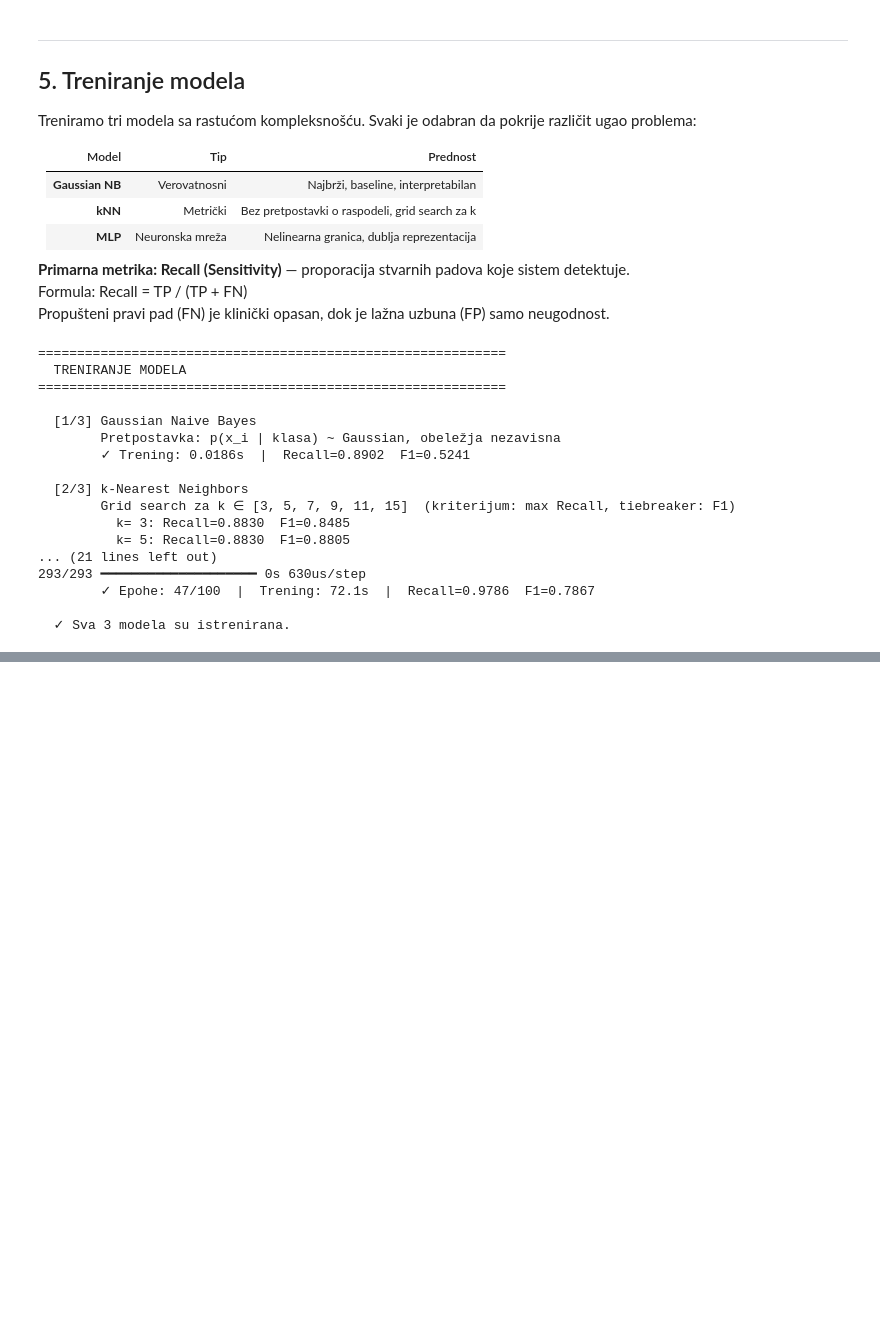
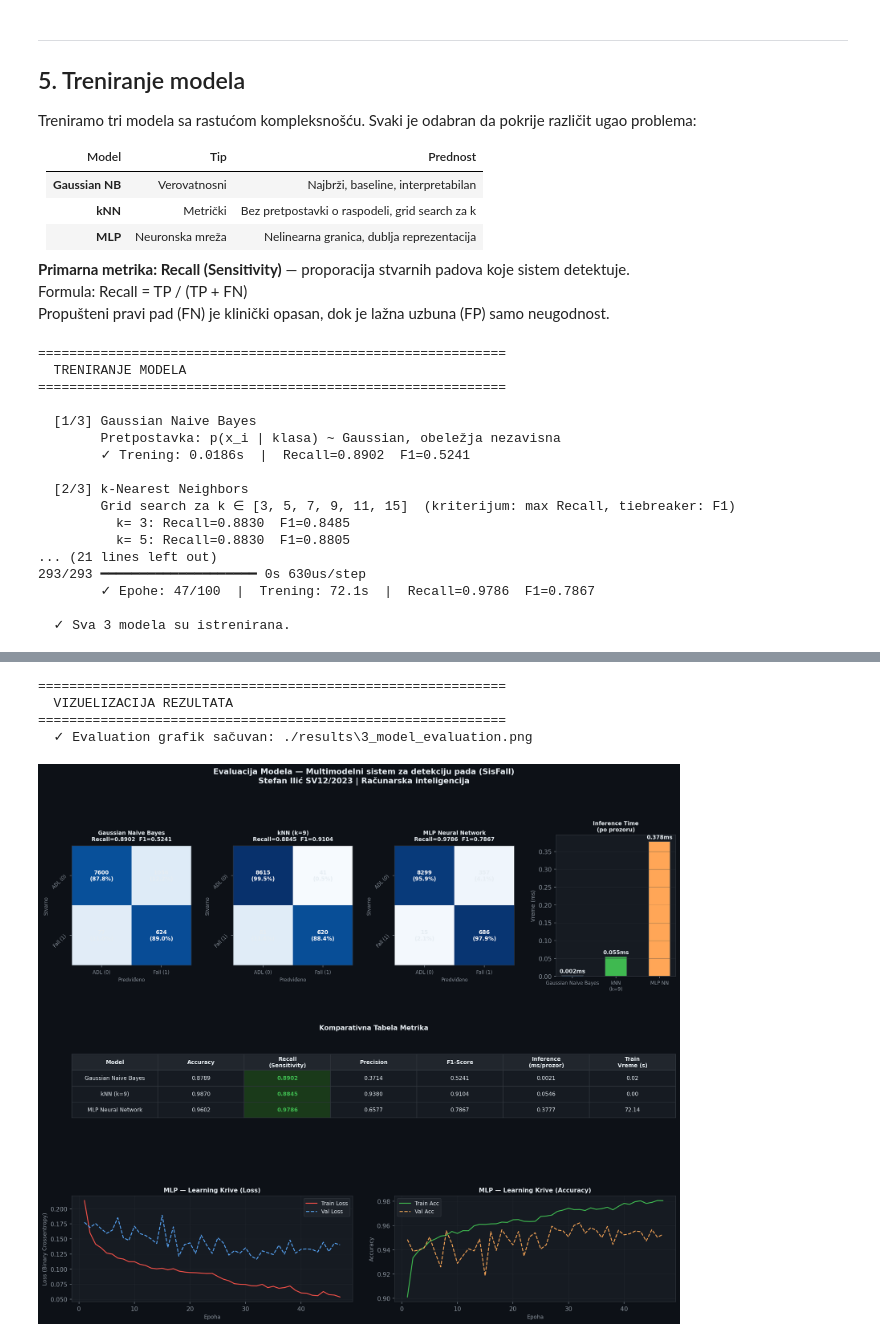
Before and after one commit to stefanftn/fall-detection, a Jupyter notebook: ri/src/projekat.ipynb, the cells around one changed output, grey strips where cells are left out. Cells and saved outputs as stored; diff of their text form; code cells hidden in the pictures; blank space fills up the shorter version.

Commit message:
evaluation

```diff
--- a/ri/src/projekat.ipynb
+++ b/ri/src/projekat.ipynb
@@ -256,0 +280,15 @@ print("\n  ✓ Sva 3 modela su istrenirana.")
+# %%
+from IPython.display import Image, display
+
+print("=" * 60)
+print("  VIZUELIZACIJA REZULTATA")
+print("=" * 60)
+
+plot_model_results(results_list, OUTPUT_DIR)
+display(Image(os.path.join(OUTPUT_DIR, '3_model_evaluation.png'), width=1000))
+# %% [output]
+============================================================
+  VIZUELIZACIJA REZULTATA
+============================================================
+  ✓ Evaluation grafik sačuvan: ./results\3_model_evaluation.png
+[figure, added]
```
Also changed, not shown: parts of 7 cells of this notebook, 1 other file.
